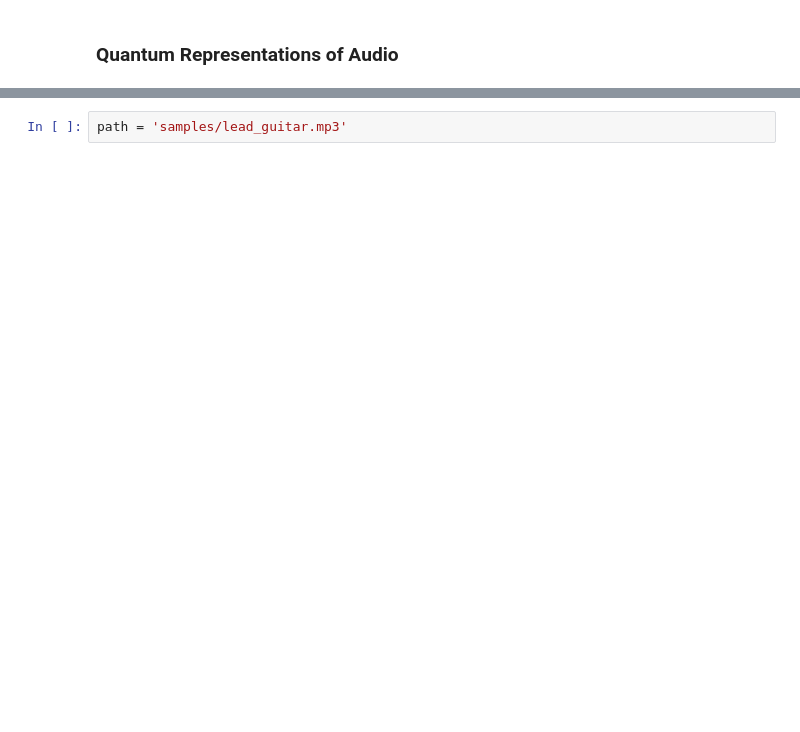
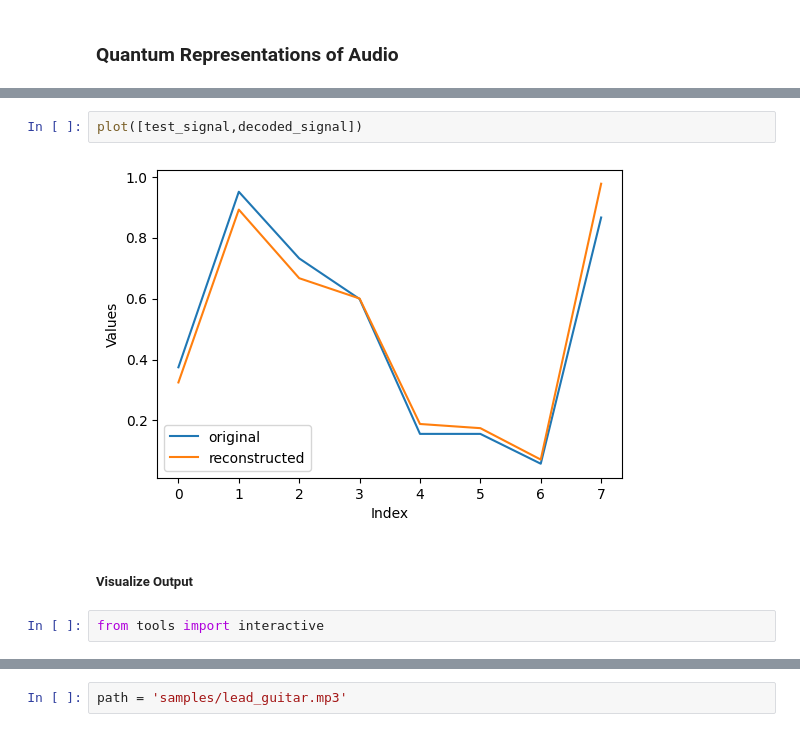
Before and after one commit to moth-quantum/quantum-audio, a Jupyter notebook: Demo.ipynb, the cells around one changed output, grey strips where cells are left out. Drawn from its saved outputs; the diff is of its cells as text; blank space fills up the shorter version.

```diff
--- a/Demo.ipynb
+++ b/Demo.ipynb
@@ -139,0 +38,8 @@ Number of qubits required: 8
+# %%
+plot([test_signal,decoded_signal])
+# %% [output]
+[figure, added]
+# %% [markdown]
+##### Visualize Output
+# %%
+from tools import interactive
```
Also changed, not shown: parts of 53 cells of this notebook.
